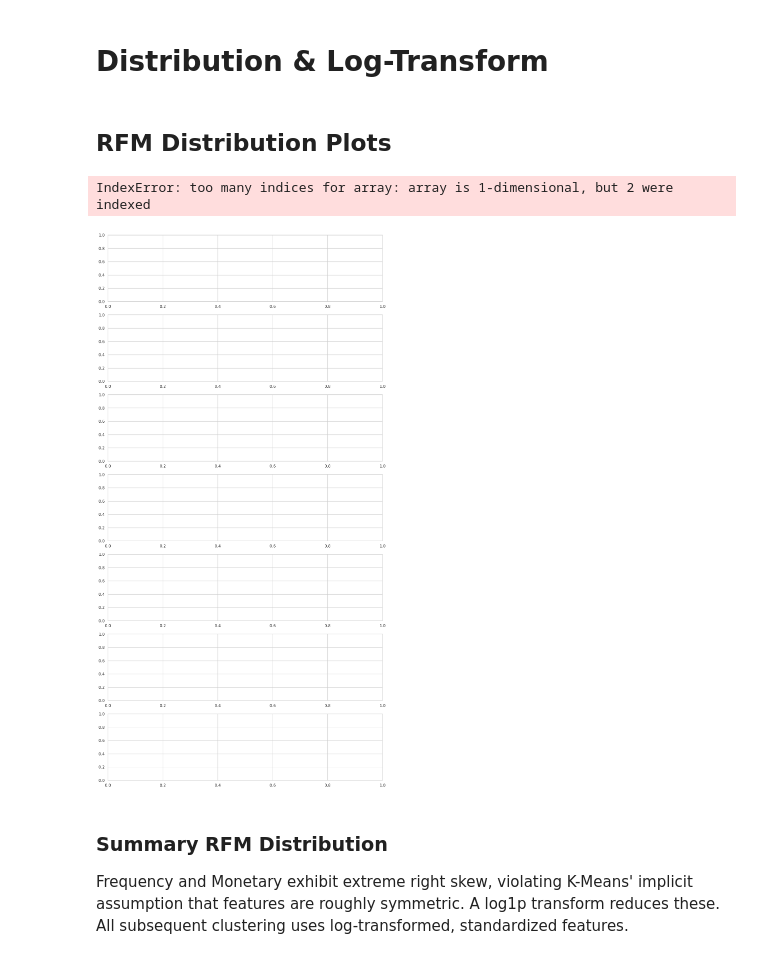
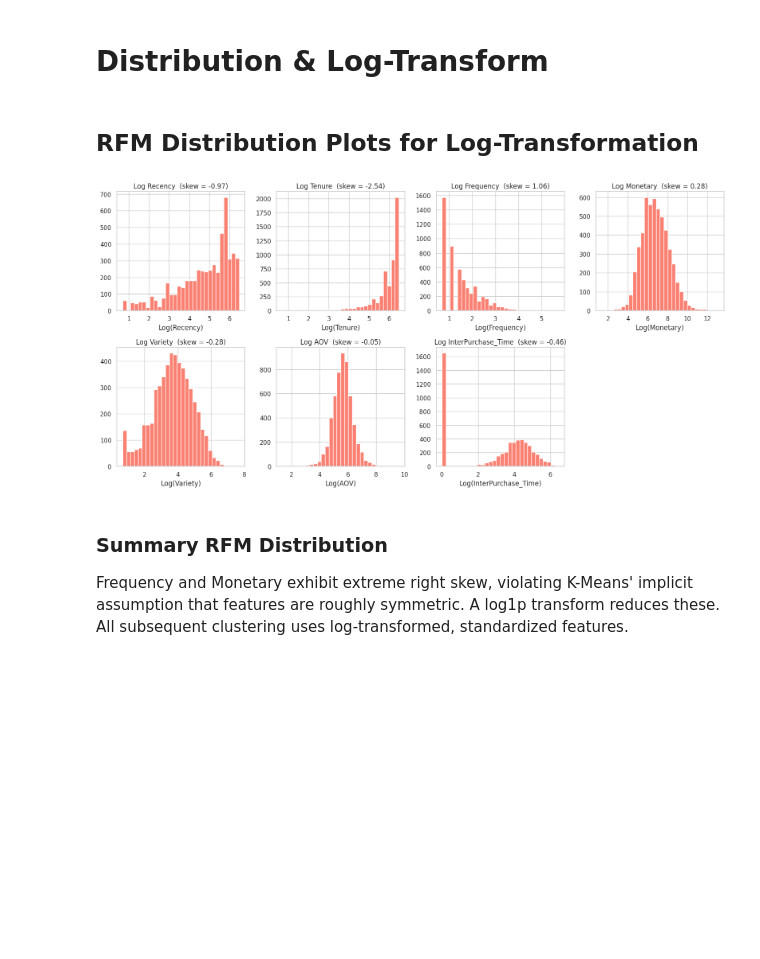
Before and after one commit to xquynhtrinh/STA_141C_Final_Project, a Jupyter notebook: EDA_and_Data_Cleaning.ipynb, the cells around one changed output. Drawn from its saved outputs; the diff is of its cells as text; code cells hidden in the pictures; blank space fills up the shorter version.

Commit message:
Update cleaner version of data cleaning. Add extra feature. log-transf. distributions are fixed and created

```diff
--- a/EDA_and_Data_Cleaning.ipynb
+++ b/EDA_and_Data_Cleaning.ipynb
@@ -176,32 +210,32 @@ plt.show()
 # %% [markdown]
 # Distribution & Log-Transform
 # %% [markdown]
-## RFM Distribution Plots
+## RFM Distribution Plots for Log-Transformation
 # %%
 features = ['Recency', 'Tenure', 'Frequency', 'Monetary', 'Variety', 'AOV', 'InterPurchase_Time']
 
-fig, axes = plt.subplots(len(features), 2, figsize=(14, 4 * len(features)))
+# Create a figure with 2 rows and 4 columns
+fig, axes = plt.subplots(2, 4, figsize=(16, 8))  # Adjust figsize as needed
+axes = axes.flatten()  # Flatten to 1D array of 8 axes
 
 for i, col in enumerate(features):
-    # Raw
-    # skew_val = rfm[col].skew()
-    # axes[i, 0].hist(rfm[col], bins=30, edgecolor="white", color='skyblue')
-    # axes[i, 0].set_title(f"{col}  (skew = {skew_val:.2f})")
-    # axes[i, 0].set_xlabel(col)
-
     # Log-transformed (log1p to handle potential zeros)
     log_data = np.log1p(rfm[col])
     log_skew = log_data.skew()
-    axes[i, 1].hist(log_data, bins=30, edgecolor="white", color="salmon")
-    axes[i, 1].set_title(f"Log {col}  (skew = {log_skew:.2f})")
-    axes[i, 1].set_xlabel(f"Log({col})")
+
+    # Plot on the corresponding axis
+    axes[i].hist(log_data, bins=30, edgecolor="white", color="salmon")
+    axes[i].set_title(f"Log {col}  (skew = {log_skew:.2f})")
+    axes[i].set_xlabel(f"Log({col})")
+
+# Hide the 8th subplot (index 7) which is unused
+axes[7].set_visible(False)
 
 plt.tight_layout()
 plt.savefig("eda_rfm_distributions.png", dpi=150)
 plt.show()
 # %% [output]
-IndexError: too many indices for array: array is 1-dimensional, but 2 were indexed
-[figure, old version]
+[figure, new version]
 # %% [markdown]
 ### Summary RFM Distribution
 
```
Also changed, not shown: parts of 3 cells of this notebook.
